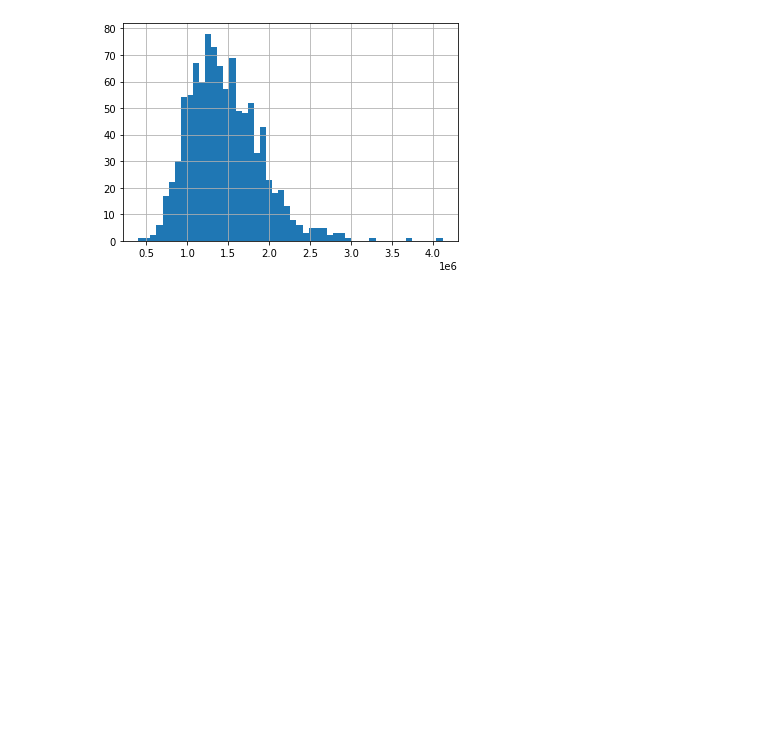
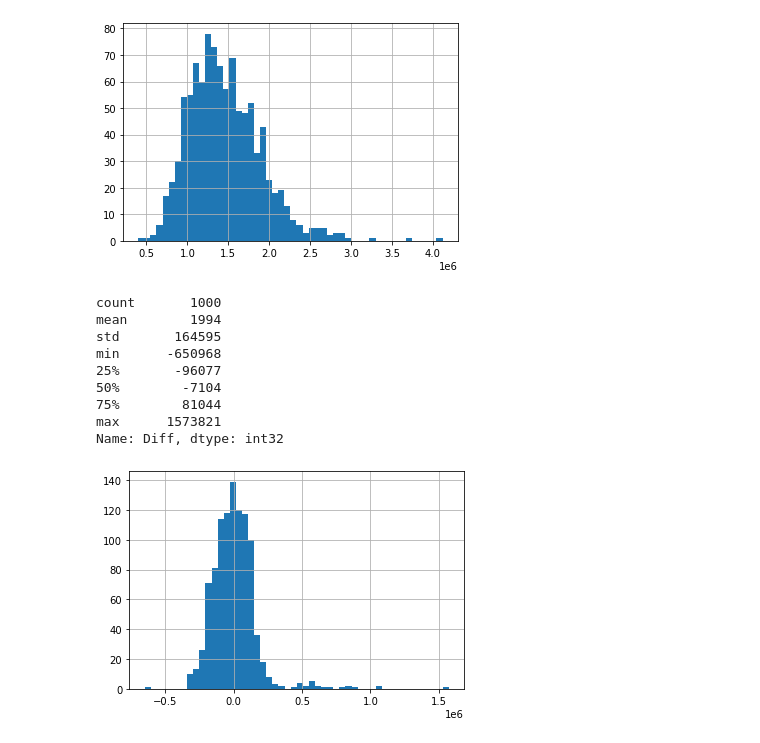
Before and after one commit to udiy/assignment, a Jupyter notebook: Assignment.ipynb, the cells around one changed output. Cells and saved outputs as stored; diff of their text form; code cells hidden in the pictures; blank space fills up the shorter version.

```diff
--- a/Assignment.ipynb
+++ b/Assignment.ipynb
@@ -57,6 +57,20 @@ df["Price sold"].hist(bins=50)
 # %% [output]
 <AxesSubplot:>
 [figure]
+# %%
+df["Diff"].hist(bins=50)
+df["Diff"].describe().astype(int)
+# %% [output]
+count       1000
+mean        1994
+std       164595
+min      -650968
+25%       -96077
+50%        -7104
+75%        81044
+max      1573821
+Name: Diff, dtype: int32
+[figure, added]
 # %%
 df[["Price sold", "Diff"]].plot()
 # %% [output]
```
Also changed, not shown: parts of 3 cells of this notebook.
